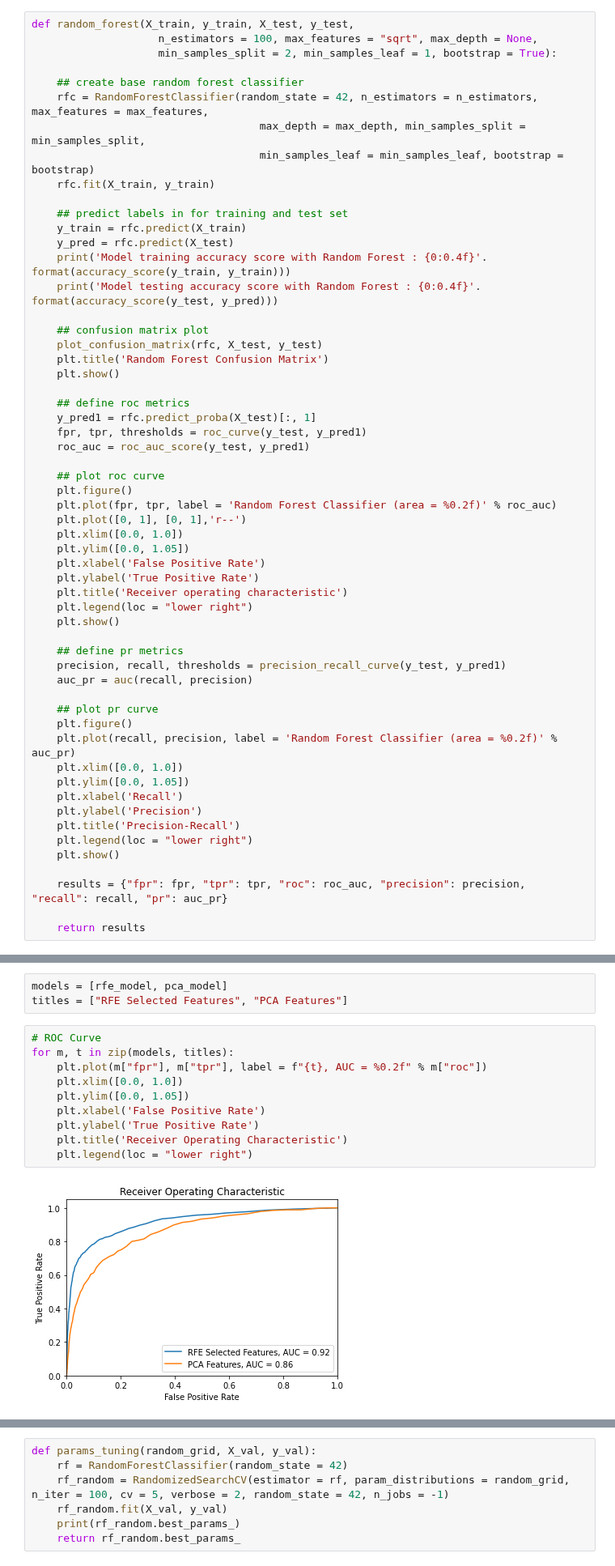
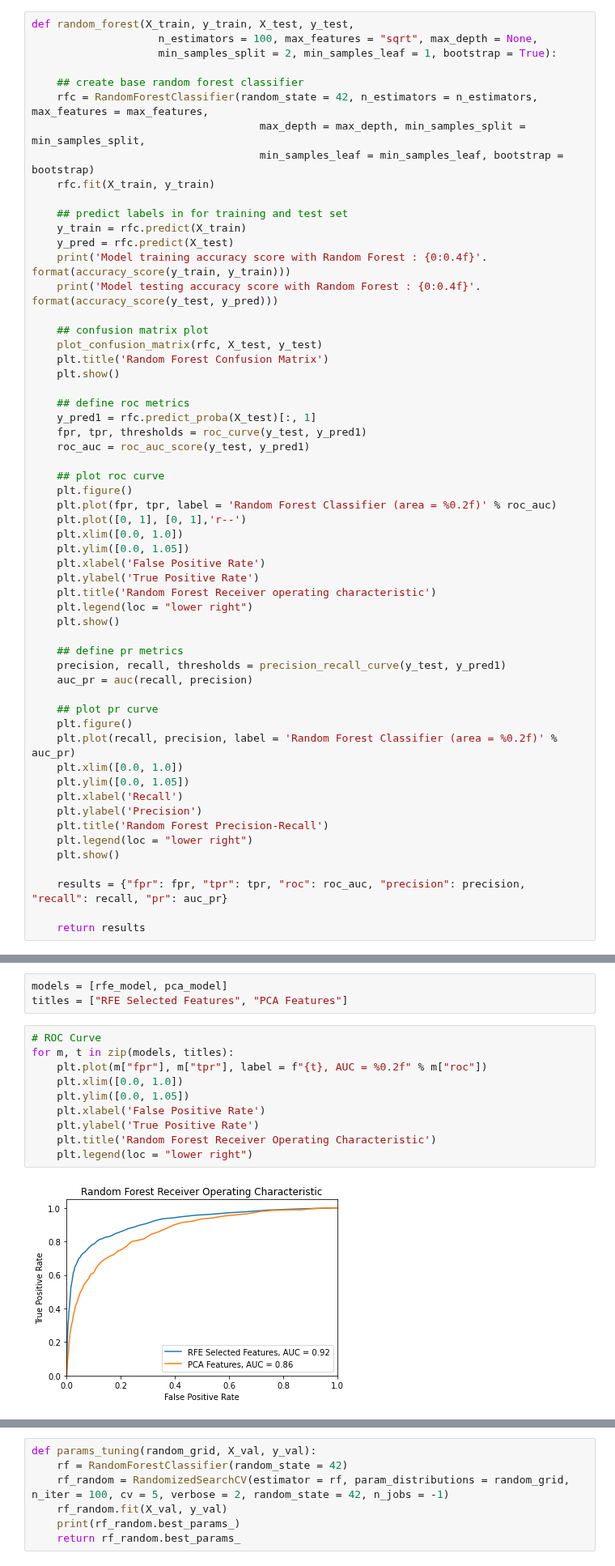
Before and after one commit to claudia-07/DSA4262-ACMXZ, a Jupyter notebook: modelling/rf_xr.ipynb, the cells around one changed output, grey strips where cells are left out. Shown at 81% size. Drawn from its saved outputs; the diff is of its cells as text.

Commit message:
renaming of plots

```diff
--- a/modelling/rf_xr.ipynb
+++ b/modelling/rf_xr.ipynb
@@ -79,7 +79,7 @@ def random_forest(X_train, y_train, X_test, y_test,
     plt.ylim([0.0, 1.05])
     plt.xlabel('False Positive Rate')
     plt.ylabel('True Positive Rate')
-    plt.title('Receiver operating characteristic')
+    plt.title('Random Forest Receiver operating characteristic')
     plt.legend(loc = "lower right")
     plt.show()
 
@@ -94,7 +94,7 @@ def random_forest(X_train, y_train, X_test, y_test,
     plt.ylim([0.0, 1.05])
     plt.xlabel('Recall')
     plt.ylabel('Precision')
-    plt.title('Precision-Recall')
+    plt.title('Random Forest Precision-Recall')
     plt.legend(loc = "lower right")
     plt.show()
 
@@ -187,15 +187,15 @@ titles = ["RFE Selected Features", "PCA Features"]
 # %%
 # ROC Curve
 for m, t in zip(models, titles):
     plt.plot(m["fpr"], m["tpr"], label = f"{t}, AUC = %0.2f" % m["roc"])
     plt.xlim([0.0, 1.0])
     plt.ylim([0.0, 1.05])
     plt.xlabel('False Positive Rate')
     plt.ylabel('True Positive Rate')
-    plt.title('Receiver Operating Characteristic')
+    plt.title('Random Forest Receiver Operating Characteristic')
     plt.legend(loc = "lower right")
 # %% [output]
-[figure, old version]
+[figure, new version]
 # %%
 # PR Curve
 for m, t in zip(models, titles):
```
Also changed, not shown: parts of 5 cells of this notebook.
